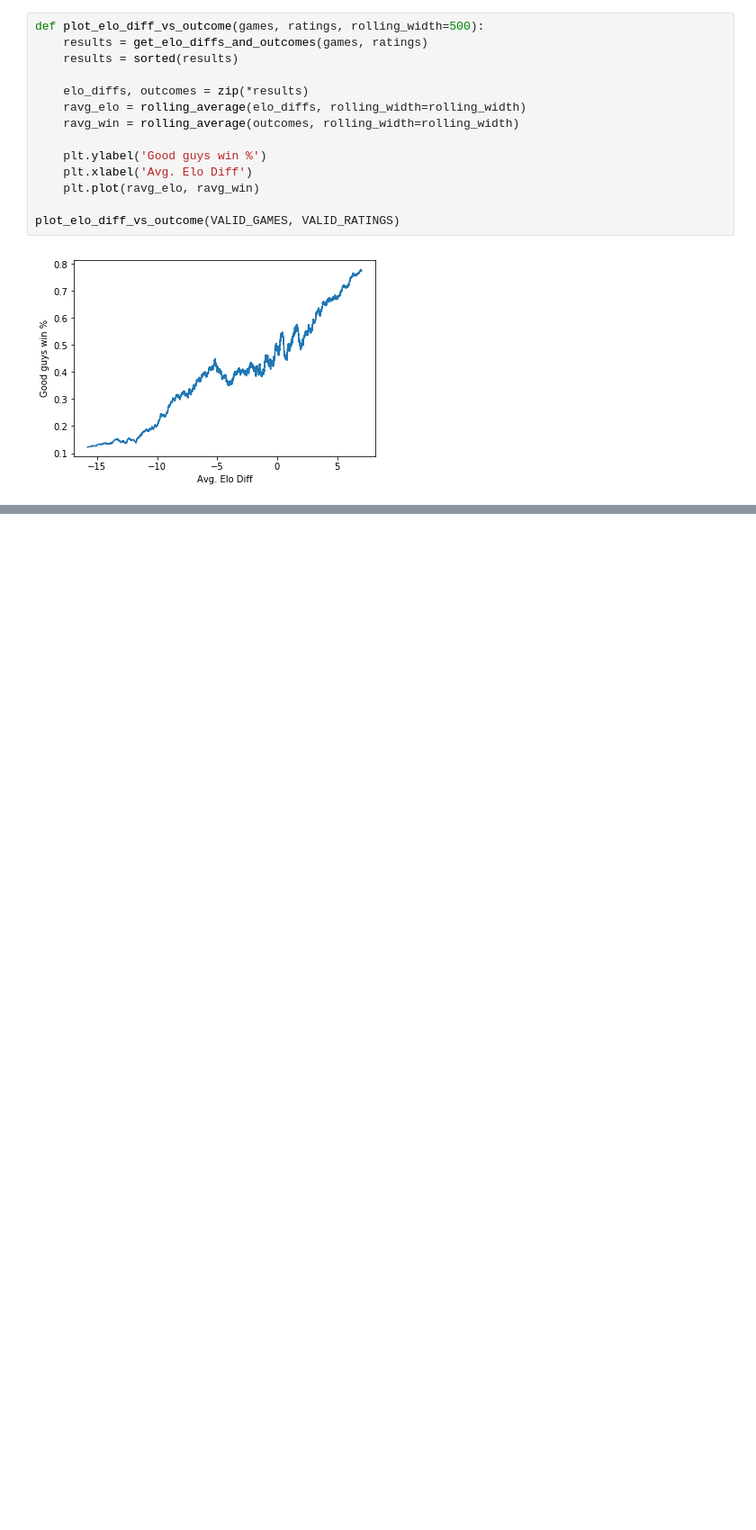
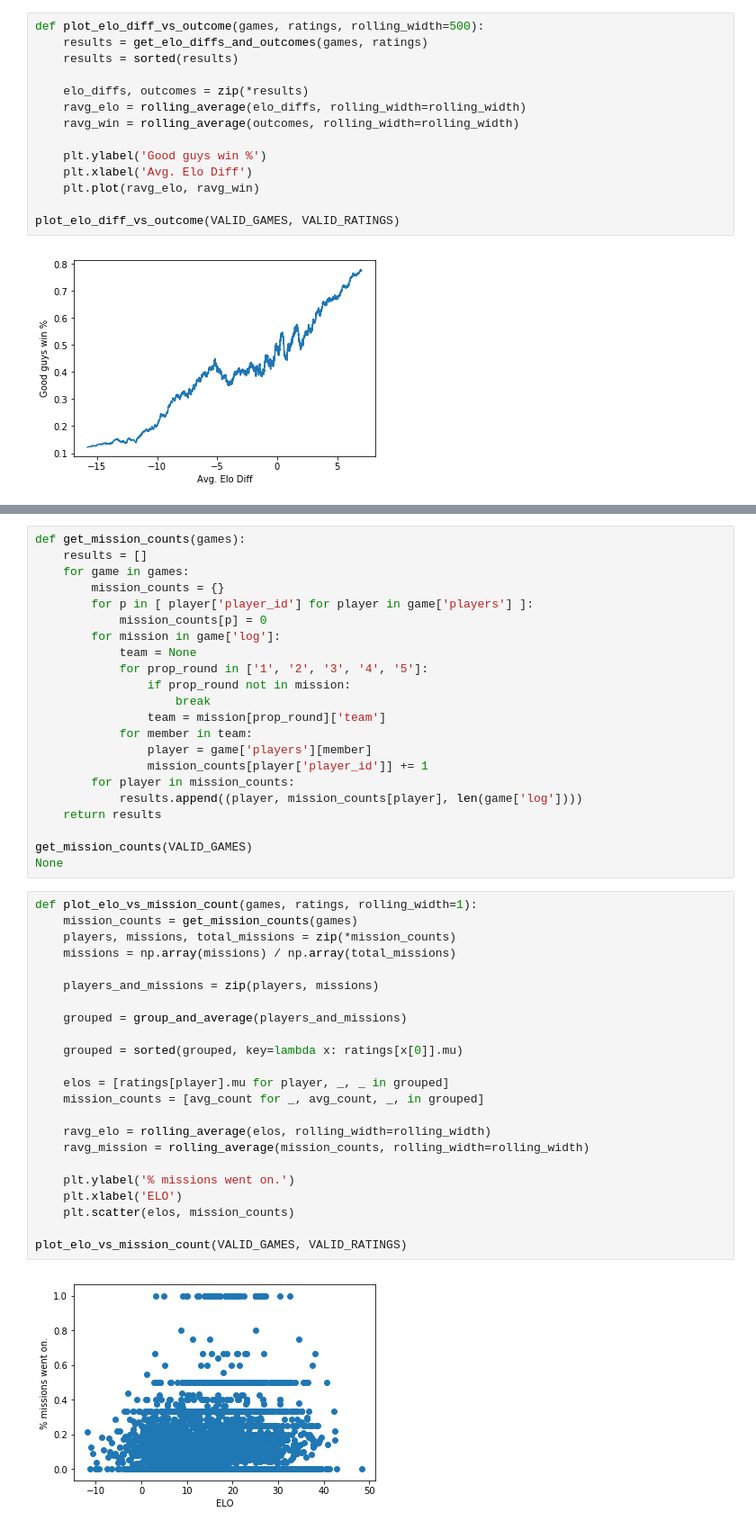
Before and after one commit to Detry322/avalon-bot, a Jupyter notebook: data_analysis/analysis.ipynb, the cells around one changed output, grey strips where cells are left out. Shown at 90% size. Cells and saved outputs as stored; diff of their text form; blank space fills up the shorter version.

```diff
--- a/data_analysis/analysis.ipynb
+++ b/data_analysis/analysis.ipynb
@@ -263,0 +277,47 @@ plot_elo_diff_vs_outcome(VALID_GAMES, VALID_RATINGS)
+# %%
+def get_mission_counts(games):
+    results = []
+    for game in games:
+        mission_counts = {}
+        for p in [ player['player_id'] for player in game['players'] ]:
+            mission_counts[p] = 0
+        for mission in game['log']:
+            team = None
+            for prop_round in ['1', '2', '3', '4', '5']:
+                if prop_round not in mission:
+                    break
+                team = mission[prop_round]['team']
+            for member in team:
+                player = game['players'][member]
+                mission_counts[player['player_id']] += 1
+        for player in mission_counts:
+            results.append((player, mission_counts[player], len(game['log'])))
+    return results
+
+get_mission_counts(VALID_GAMES)
+None
+# %%
+def plot_elo_vs_mission_count(games, ratings, rolling_width=1):
+    mission_counts = get_mission_counts(games)
+    players, missions, total_missions = zip(*mission_counts)
+    missions = np.array(missions) / np.array(total_missions)
+
+    players_and_missions = zip(players, missions)
+
+    grouped = group_and_average(players_and_missions)
+
+    grouped = sorted(grouped, key=lambda x: ratings[x[0]].mu)
+
+    elos = [ratings[player].mu for player, _, _ in grouped]
+    mission_counts = [avg_count for _, avg_count, _, in grouped]
+
+    ravg_elo = rolling_average(elos, rolling_width=rolling_width)
+    ravg_mission = rolling_average(mission_counts, rolling_width=rolling_width)
+
+    plt.ylabel('% missions went on.')
+    plt.xlabel('ELO')
+    plt.scatter(elos, mission_counts)
+
+plot_elo_vs_mission_count(VALID_GAMES, VALID_RATINGS)
+# %% [output]
+[figure, added]
```
Also changed, not shown: parts of 10 cells of this notebook, 4 other files.
